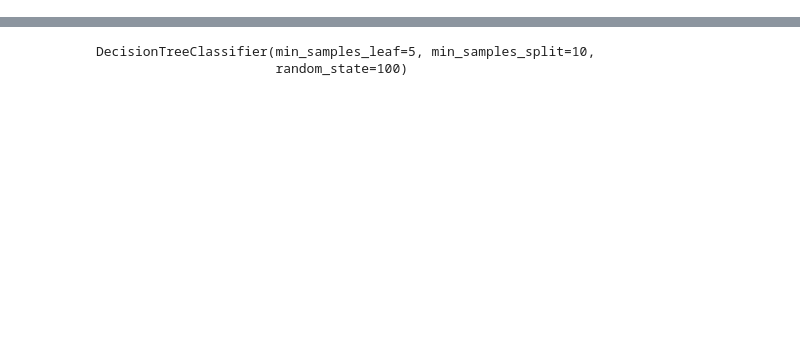
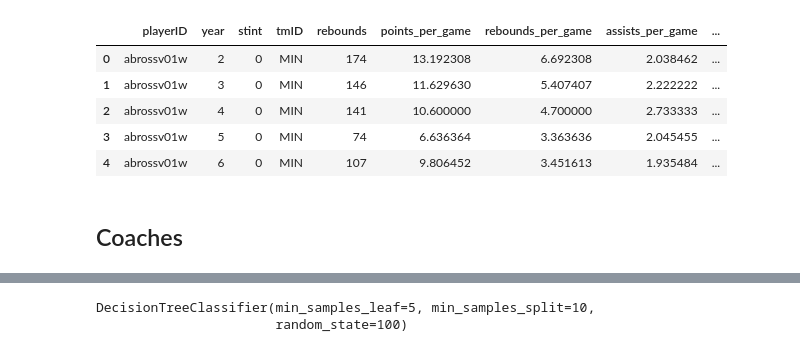
Before and after one commit to Lucasnakajima/Data-Mining, a Jupyter notebook: AC.ipynb, the cells around one changed output, grey strips where cells are left out. Drawn from its saved outputs; the diff is of its cells as text; code cells hidden in the pictures; blank space fills up the shorter version.

```diff
--- a/AC.ipynb
+++ b/AC.ipynb
@@ -218,9 +216,20 @@ players_teams['post_disqualification_rate'] = players_teams['PostDQ'] / players_
 
 # Drop the GP columns only after they have been used
 players_teams.drop(['PostGP', 'minutes', 'GP', 'GS', 'PostRebounds', 'PostSteals', 'PostBlocks',
-                    'PostTurnovers', 'PostPF', 'PostDQ', 'PostGS', 'PostMinutes'], axis=1, inplace=True)
+                    'PostTurnovers', 'PostPF', 'PostDQ', 'PostGS', 'PostMinutes','lgID'], axis=1, inplace=True)
 
 players_teams.fillna(0, inplace=True)
+# %%
+players_teams.head()
+# %% [output]
+|  | playerID | year | stint | tmID | rebounds | points_per_game | rebounds_per_game | assists_per_game | ... |
+| 0 | abrossv01w | 2 | 0 | MIN | 174 | 13.192308 | 6.692308 | 2.038462 | ... |
+| 1 | abrossv01w | 3 | 0 | MIN | 146 | 11.629630 | 5.407407 | 2.222222 | ... |
+| 2 | abrossv01w | 4 | 0 | MIN | 141 | 10.600000 | 4.700000 | 2.733333 | ... |
+| 3 | abrossv01w | 5 | 0 | MIN | 74 | 6.636364 | 3.363636 | 2.045455 | ... |
+| 4 | abrossv01w | 6 | 0 | MIN | 107 | 9.806452 | 3.451613 | 1.935484 | ... |
+# %% [markdown]
+## Coaches
 # %%
 # Use `coaches` dataframe for augmentation
 
```
Also changed, not shown: parts of 44 cells of this notebook, 1 other file.
